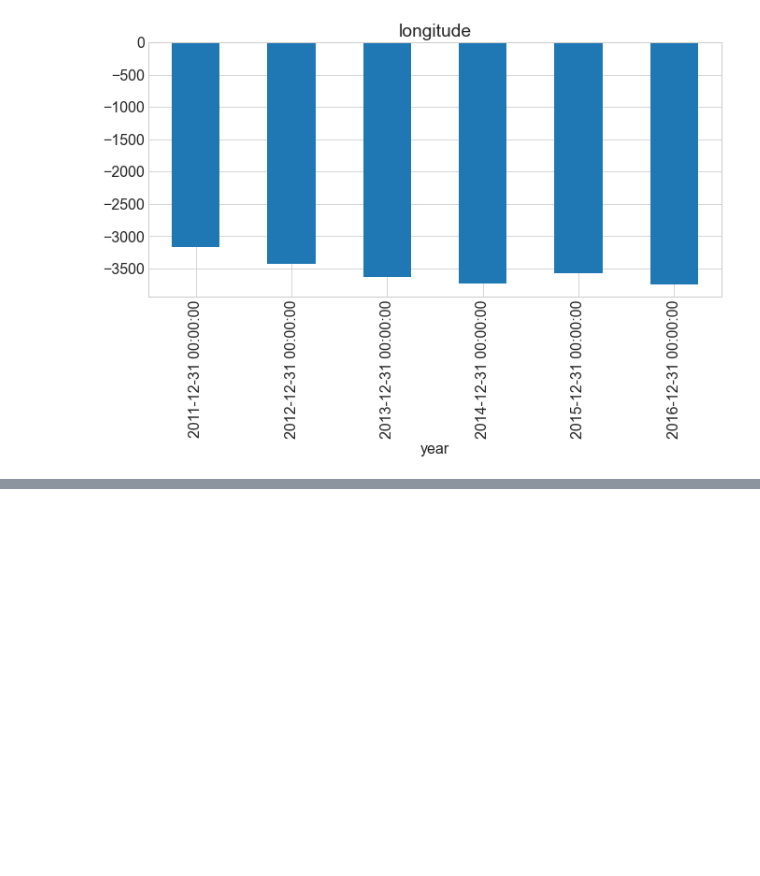
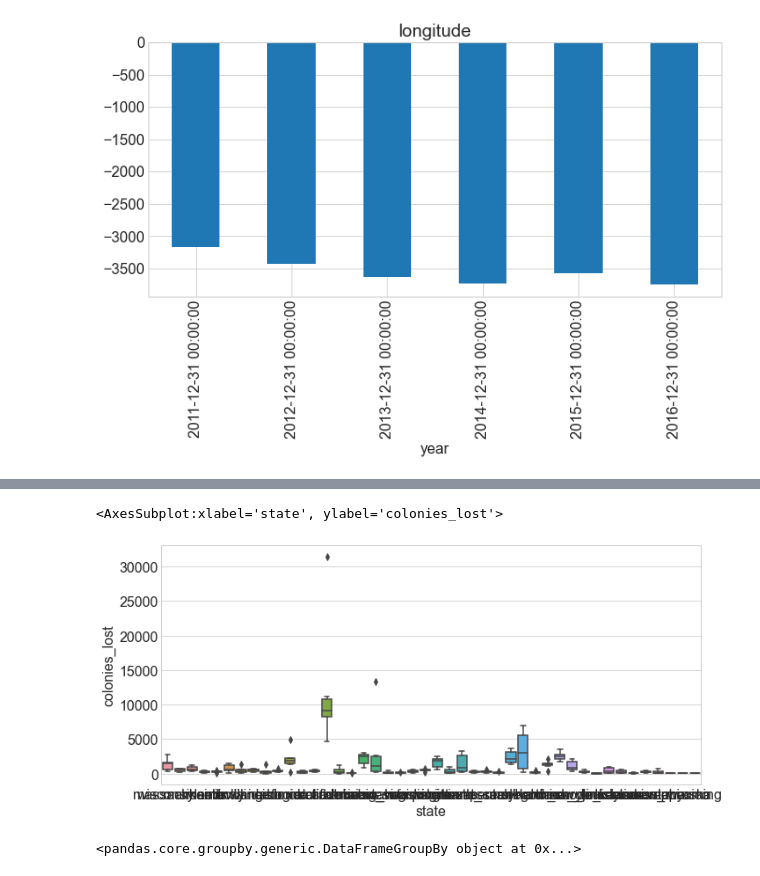
Before and after one commit to Honey-Bee-Roundup-Capstone/rajesh, a Jupyter notebook: explore.ipynb, the cells around one changed output, grey strips where cells are left out. Saved outputs shown, nothing was run; the diff lists cells and outputs as text; code cells hidden in the pictures; blank space fills up the shorter version.

```diff
--- a/explore.ipynb
+++ b/explore.ipynb
@@ -188,0 +260,9 @@ for col in train[train.state=="california"].drop(columns = ["state","season"]):
+# %%
+sns.boxplot(x = "state" , y = "colonies_lost", data = train[])
+# %% [output]
+<AxesSubplot:xlabel='state', ylabel='colonies_lost'>
+[figure, added]
+# %%
+train.groupby("state")
+# %% [output]
+<pandas.core.groupby.generic.DataFrameGroupBy object at 0x...>
```
Also changed, not shown: parts of 29 cells of this notebook.
